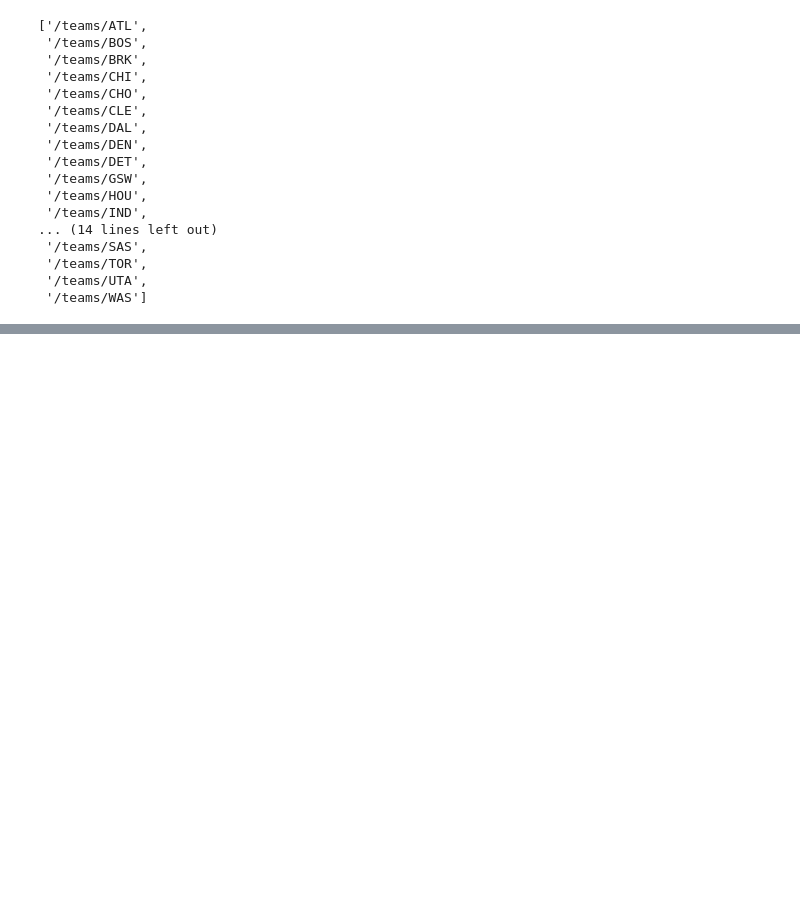
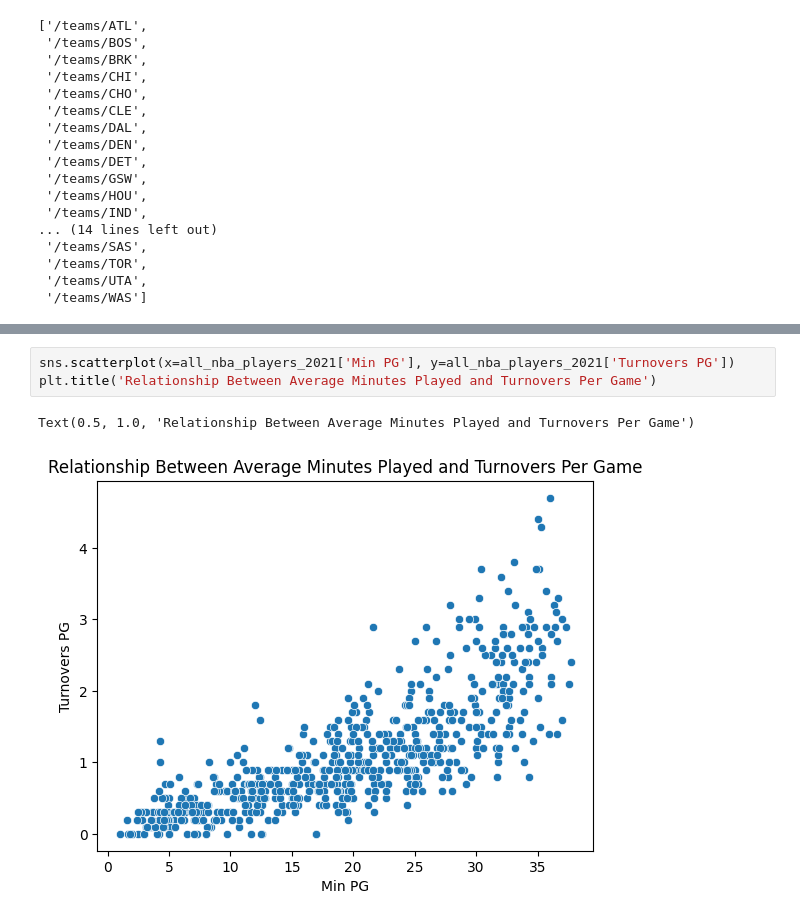
Before and after one commit to rkb121541/nba-medium, a Jupyter notebook: part2.ipynb, the cells around one changed output, grey strips where cells are left out. Saved outputs shown, nothing was run; the diff lists cells and outputs as text; blank space fills up the shorter version.

```diff
--- a/part2.ipynb
+++ b/part2.ipynb
@@ -98,0 +202,6 @@ AttributeError: 'NoneType' object has no attribute 'find_all'
+# %%
+sns.scatterplot(x=all_nba_players_2021['Min PG'], y=all_nba_players_2021['Turnovers PG'])
+plt.title('Relationship Between Average Minutes Played and Turnovers Per Game')
+# %% [output]
+Text(0.5, 1.0, 'Relationship Between Average Minutes Played and Turnovers Per Game')
+[figure, added]
```
Also changed, not shown: parts of 11 cells of this notebook, 2 other files.
